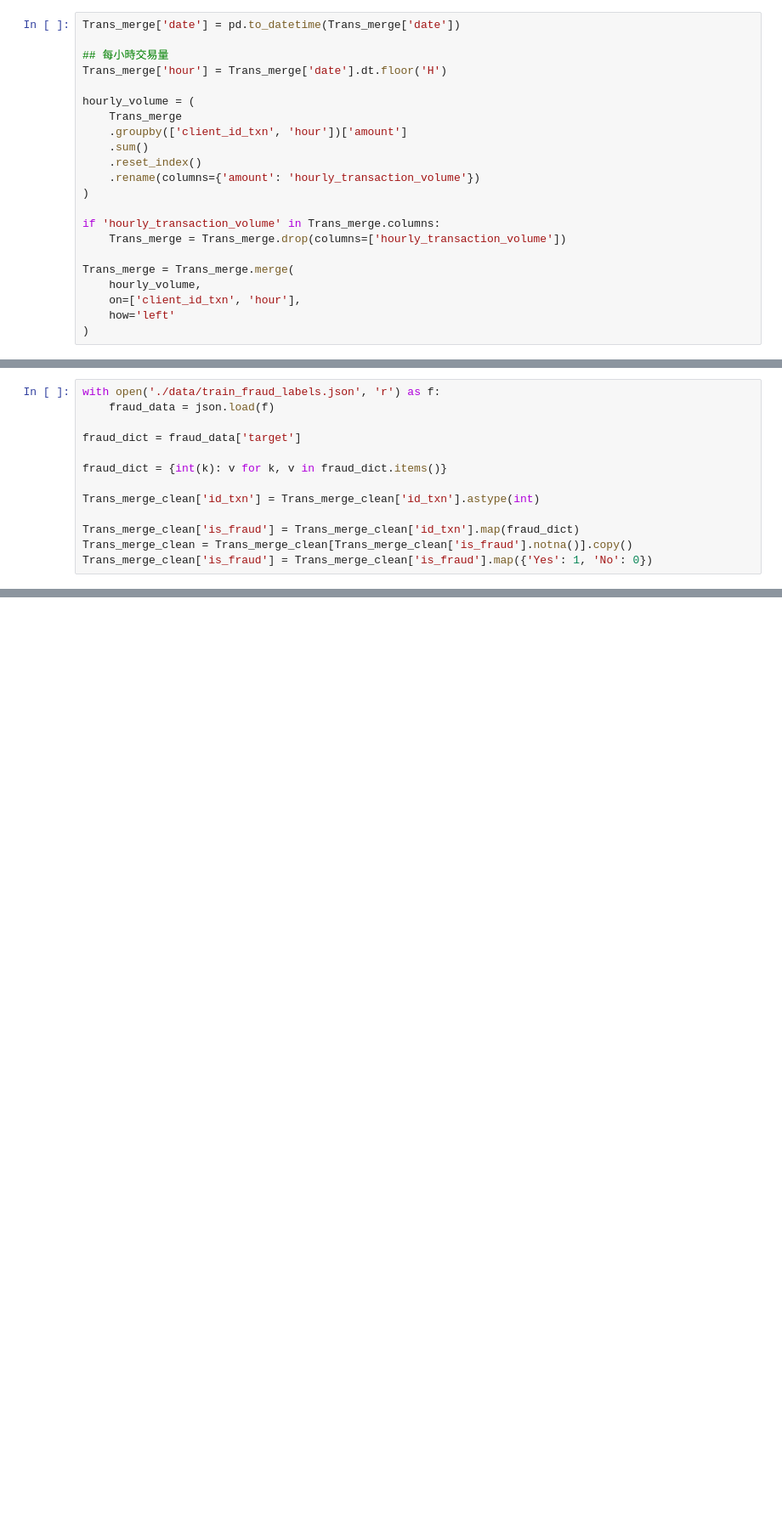
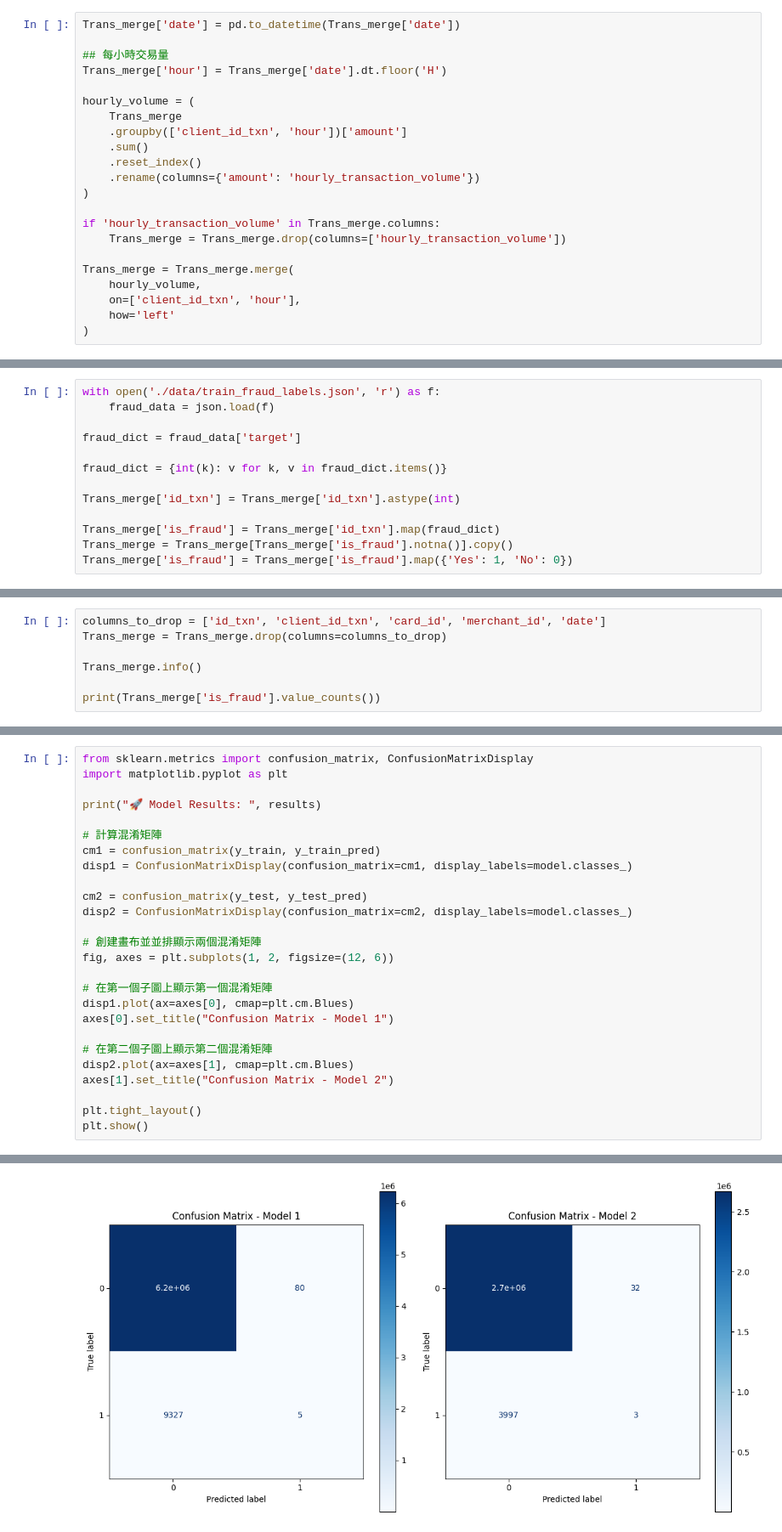
Before and after one commit to HWTeng-Teaching/202509-ML-FinTech, a Jupyter notebook: project/〈Senba, Beth〉 Fraud Detection/test_benchmark.ipynb, the cells around one changed output, grey strips where cells are left out. Shown: that part at 85% size. Saved outputs shown, nothing was run; the diff lists cells and outputs as text; blank space fills up the shorter version.

```diff
--- a/project/〈Senba, Beth〉 Fraud Detection/test_benchmark.ipynb
+++ b/project/〈Senba, Beth〉 Fraud Detection/test_benchmark.ipynb
@@ -68,8 +58,8 @@ fraud_dict = fraud_data['target']
 
 fraud_dict = {int(k): v for k, v in fraud_dict.items()}
 
-Trans_merge_clean['id_txn'] = Trans_merge_clean['id_txn'].astype(int)
+Trans_merge['id_txn'] = Trans_merge['id_txn'].astype(int)
 
-Trans_merge_clean['is_fraud'] = Trans_merge_clean['id_txn'].map(fraud_dict)
-Trans_merge_clean = Trans_merge_clean[Trans_merge_clean['is_fraud'].notna()].copy()
-Trans_merge_clean['is_fraud'] = Trans_merge_clean['is_fraud'].map({'Yes': 1, 'No': 0})
+Trans_merge['is_fraud'] = Trans_merge['id_txn'].map(fraud_dict)
+Trans_merge = Trans_merge[Trans_merge['is_fraud'].notna()].copy()
+Trans_merge['is_fraud'] = Trans_merge['is_fraud'].map({'Yes': 1, 'No': 0})
@@ -722,0 +66,7 @@ print(f"ROC AUC:  {auc:.4f}")
+# %%
+columns_to_drop = ['id_txn', 'client_id_txn', 'card_id', 'merchant_id', 'date']
+Trans_merge = Trans_merge.drop(columns=columns_to_drop)
+
+Trans_merge.info()
+
+print(Trans_merge['is_fraud'].value_counts())
@@ -722,0 +304,27 @@ print(f"ROC AUC:  {auc:.4f}")
+# %%
+from sklearn.metrics import confusion_matrix, ConfusionMatrixDisplay
+import matplotlib.pyplot as plt
+
+print("🚀 Model Results: ", results)
+
+# 計算混淆矩陣
+cm1 = confusion_matrix(y_train, y_train_pred)
+disp1 = ConfusionMatrixDisplay(confusion_matrix=cm1, display_labels=model.classes_)
+
+cm2 = confusion_matrix(y_test, y_test_pred)
+disp2 = ConfusionMatrixDisplay(confusion_matrix=cm2, display_labels=model.classes_)
+
+# 創建畫布並並排顯示兩個混淆矩陣
+fig, axes = plt.subplots(1, 2, figsize=(12, 6))
+
+# 在第一個子圖上顯示第一個混淆矩陣
+disp1.plot(ax=axes[0], cmap=plt.cm.Blues)
+axes[0].set_title("Confusion Matrix - Model 1")
+
+# 在第二個子圖上顯示第二個混淆矩陣
+disp2.plot(ax=axes[1], cmap=plt.cm.Blues)
+axes[1].set_title("Confusion Matrix - Model 2")
+
+plt.tight_layout()
+plt.show()
+# %% [output]
@@ -722,0 +332 @@ print(f"ROC AUC:  {auc:.4f}")
+[figure, added]
```
Also changed, not shown: parts of 24 cells of this notebook, 3 other files.
